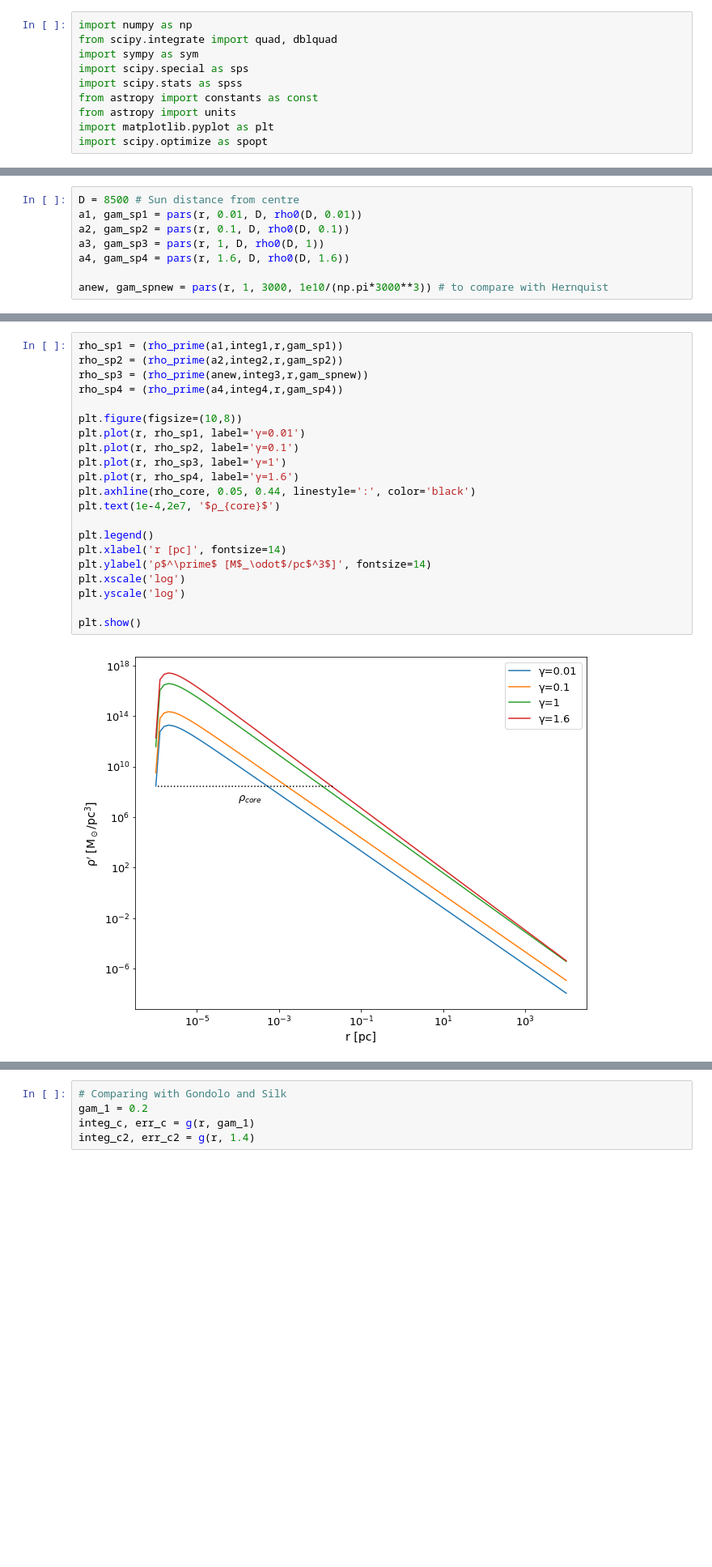
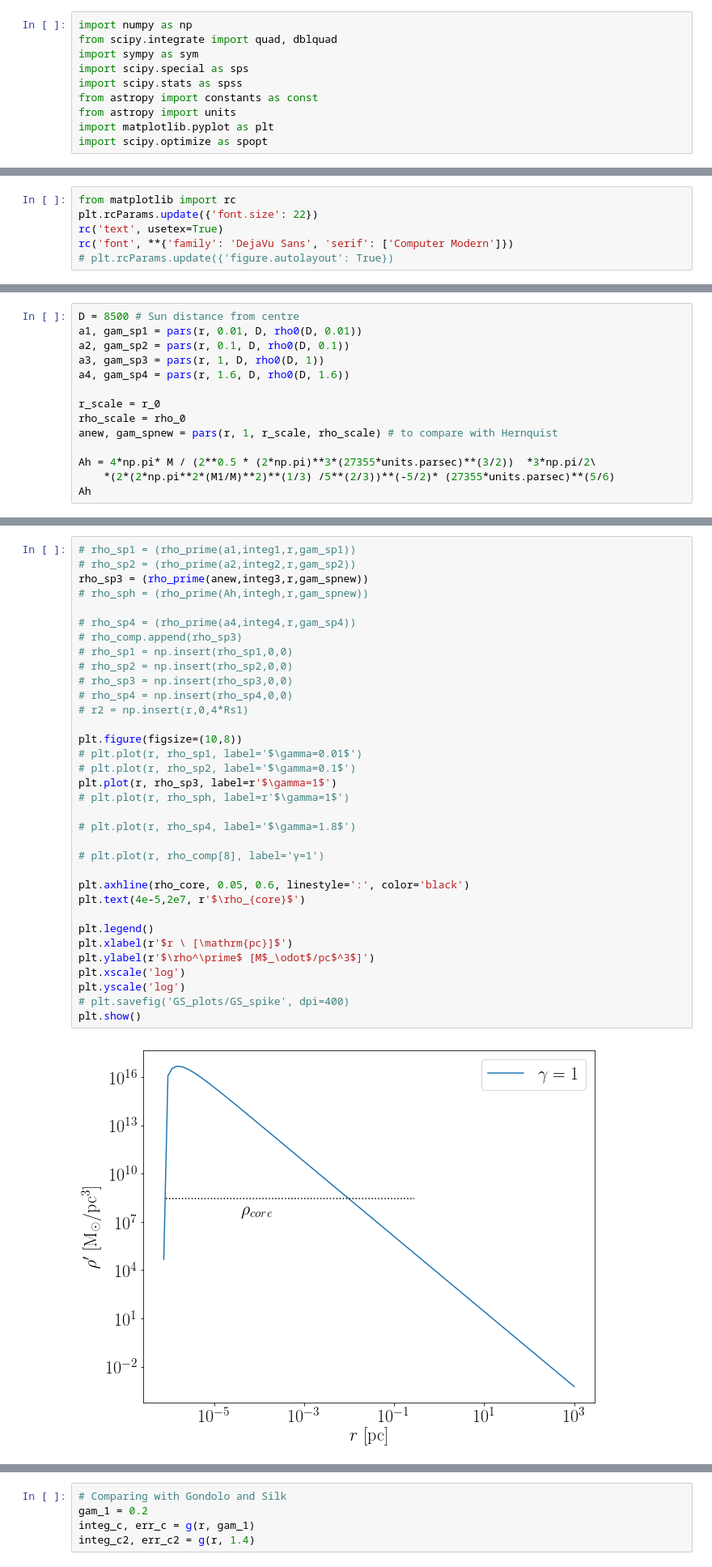
Before and after one commit to kostas-ant/MSc_project, a Jupyter notebook: spike_density.ipynb, the cells around one changed output, grey strips where cells are left out. Shown: that part at 81% size. Drawn from its saved outputs; the diff is of its cells as text; blank space fills up the shorter version.

```diff
--- a/spike_density.ipynb
+++ b/spike_density.ipynb
@@ -16,0 +11,6 @@ $\displaystyle \frac{0.666666666666667 r^{\frac{\gamma}{2 \left(4 - \gamma\right
+# %%
+from matplotlib import rc
+plt.rcParams.update({'font.size': 22})
+rc('text', usetex=True)
+rc('font', **{'family': 'DejaVu Sans', 'serif': ['Computer Modern']})
+# plt.rcParams.update({'figure.autolayout': True})
@@ -92,4 +146,10 @@ a2, gam_sp2 = pars(r, 0.1, D, rho0(D, 0.1))
 a3, gam_sp3 = pars(r, 1, D, rho0(D, 1))
 a4, gam_sp4 = pars(r, 1.6, D, rho0(D, 1.6))
 
-anew, gam_spnew = pars(r, 1, 3000, 1e10/(np.pi*3000**3)) # to compare with Hernquist
+r_scale = r_0
+rho_scale = rho_0
+anew, gam_spnew = pars(r, 1, r_scale, rho_scale) # to compare with Hernquist
+
+Ah = 4*np.pi* M / (2**0.5 * (2*np.pi)**3*(27355*units.parsec)**(3/2))  *3*np.pi/2\
+    *(2*(2*np.pi**2*(M1/M)**2)**(1/3) /5**(2/3))**(-5/2)* (27355*units.parsec)**(5/6)
+Ah
@@ -124,24 +191,37 @@ plt.show()
 # %%
-rho_sp1 = (rho_prime(a1,integ1,r,gam_sp1))
-rho_sp2 = (rho_prime(a2,integ2,r,gam_sp2))
+# rho_sp1 = (rho_prime(a1,integ1,r,gam_sp1))
+# rho_sp2 = (rho_prime(a2,integ2,r,gam_sp2))
 rho_sp3 = (rho_prime(anew,integ3,r,gam_spnew))
-rho_sp4 = (rho_prime(a4,integ4,r,gam_sp4))
+# rho_sph = (rho_prime(Ah,integh,r,gam_spnew))
+
+# rho_sp4 = (rho_prime(a4,integ4,r,gam_sp4))
+# rho_comp.append(rho_sp3)
+# rho_sp1 = np.insert(rho_sp1,0,0)
+# rho_sp2 = np.insert(rho_sp2,0,0)
+# rho_sp3 = np.insert(rho_sp3,0,0)
+# rho_sp4 = np.insert(rho_sp4,0,0)
+# r2 = np.insert(r,0,4*Rs1)
 
 plt.figure(figsize=(10,8))
-plt.plot(r, rho_sp1, label='γ=0.01')
-plt.plot(r, rho_sp2, label='γ=0.1')
-plt.plot(r, rho_sp3, label='γ=1')
-plt.plot(r, rho_sp4, label='γ=1.6')
-plt.axhline(rho_core, 0.05, 0.44, linestyle=':', color='black')
-plt.text(1e-4,2e7, '$ρ_{core}$')
+# plt.plot(r, rho_sp1, label='$\gamma=0.01$')
+# plt.plot(r, rho_sp2, label='$\gamma=0.1$')
+plt.plot(r, rho_sp3, label=r'$\gamma=1$')
+# plt.plot(r, rho_sph, label=r'$\gamma=1$')
+
+# plt.plot(r, rho_sp4, label='$\gamma=1.8$')
+
+# plt.plot(r, rho_comp[8], label='γ=1')
+
+plt.axhline(rho_core, 0.05, 0.6, linestyle=':', color='black')
+plt.text(4e-5,2e7, r'$\rho_{core}$')
 
 plt.legend()
-plt.xlabel('r [pc]', fontsize=14)
-plt.ylabel('ρ$^\prime$ [M$_\odot$/pc$^3$]', fontsize=14)
+plt.xlabel(r'$r \ [\mathrm{pc}]$')
+plt.ylabel(r'$\rho^\prime$ [M$_\odot$/pc$^3$]')
 plt.xscale('log')
 plt.yscale('log')
-
+# plt.savefig('GS_plots/GS_spike', dpi=400)
 plt.show()
 # %% [output]
-[figure, old version]
+[figure, new version]
 # %%
```
Also changed, not shown: parts of 21 cells of this notebook, 1 other file.
